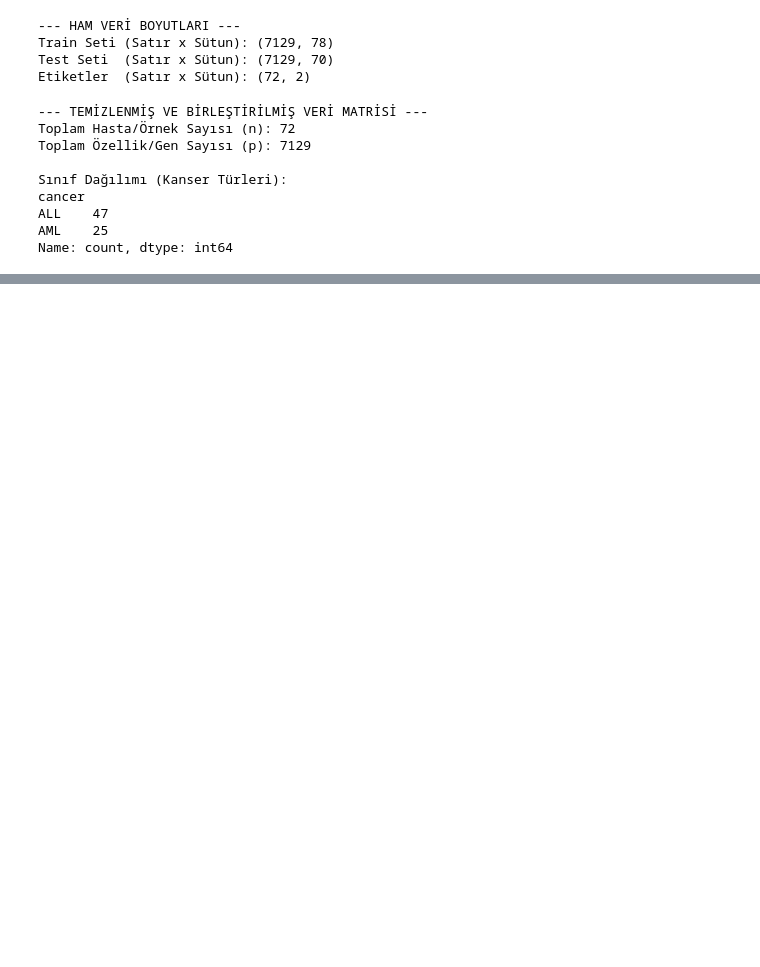
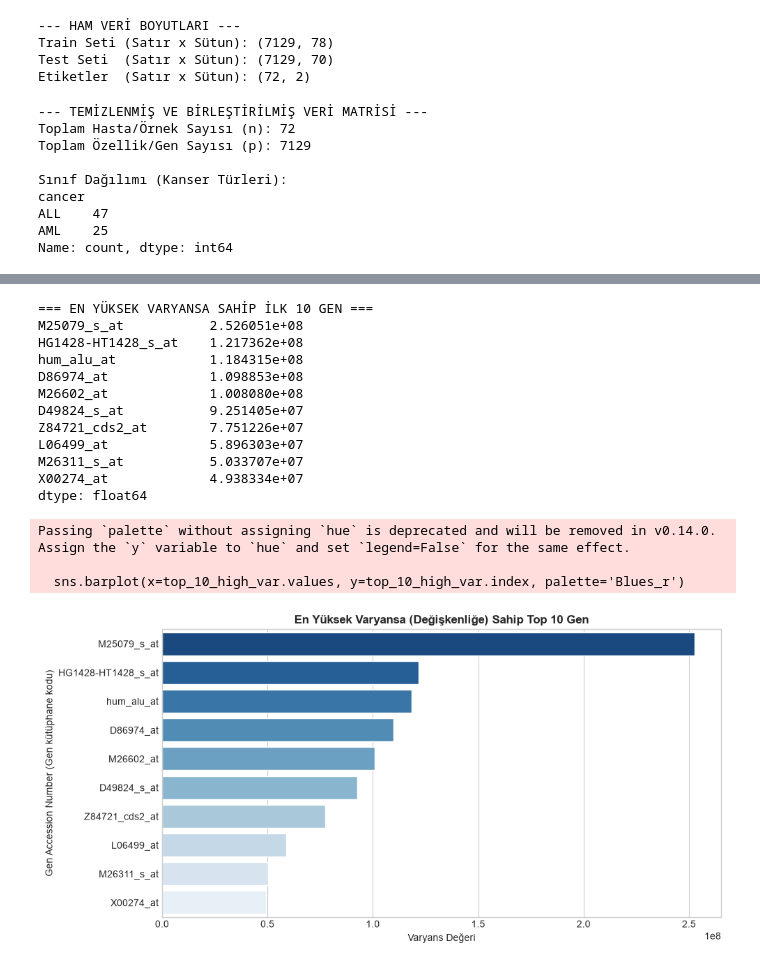
Before and after one commit to berfinerk/Cancer-Gene-Expression-Analysis-and-Biomarker-Discovery, a Jupyter notebook: cancer_gene_analysis.ipynb, the cells around one changed output, grey strips where cells are left out. Saved outputs shown, nothing was run; the diff lists cells and outputs as text; code cells hidden in the pictures; blank space fills up the shorter version.

```diff
--- a/cancer_gene_analysis.ipynb
+++ b/cancer_gene_analysis.ipynb
@@ -56,0 +97,35 @@ Name: count, dtype: int64
+# %%
+# 1. Her bir genin hastalar arasındaki varyansını (değişkenliğini) hesaplama
+gene_variances = gene_only.var().sort_values(ascending=False)
+
+# En yüksek varyanslı ilk 10 geni getirme
+top_10_high_var = gene_variances.head(10)
+
+print("=== EN YÜKSEK VARYANSA SAHİP İLK 10 GEN ===")
+print(top_10_high_var)
+
+# 2. Görselleştirme
+plt.figure(figsize=(10, 5))
+sns.barplot(x=top_10_high_var.values, y=top_10_high_var.index, palette='Blues_r')
+plt.title('En Yüksek Varyansa (Değişkenliğe) Sahip Top 10 Gen', fontsize=12, fontweight='bold')
+plt.xlabel('Varyans Değeri')
+plt.ylabel('Gen Accession Number (Gen kütüphane kodu)')
+plt.tight_layout()
+plt.show()
+# %% [output]
+=== EN YÜKSEK VARYANSA SAHİP İLK 10 GEN ===
+M25079_s_at           2.526051e+08
+HG1428-HT1428_s_at    1.217362e+08
+hum_alu_at            1.184315e+08
+D86974_at             1.098853e+08
+M26602_at             1.008080e+08
+D49824_s_at           9.251405e+07
+Z84721_cds2_at        7.751226e+07
+L06499_at             5.896303e+07
+M26311_s_at           5.033707e+07
+X00274_at             4.938334e+07
+dtype: float64
+Passing `palette` without assigning `hue` is deprecated and will be removed in v0.14.0. Assign the `y` variable to `hue` and set `legend=False` for the same effect.
+
+  sns.barplot(x=top_10_high_var.values, y=top_10_high_var.index, palette='Blues_r')
+[figure, added]
```
Also changed, not shown: parts of 2 cells of this notebook.
